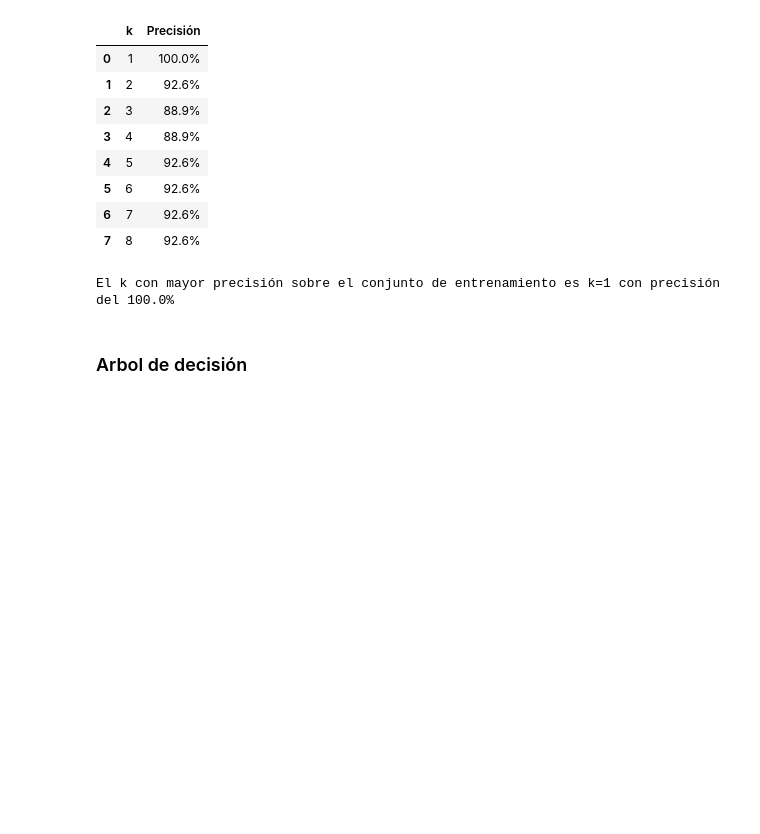
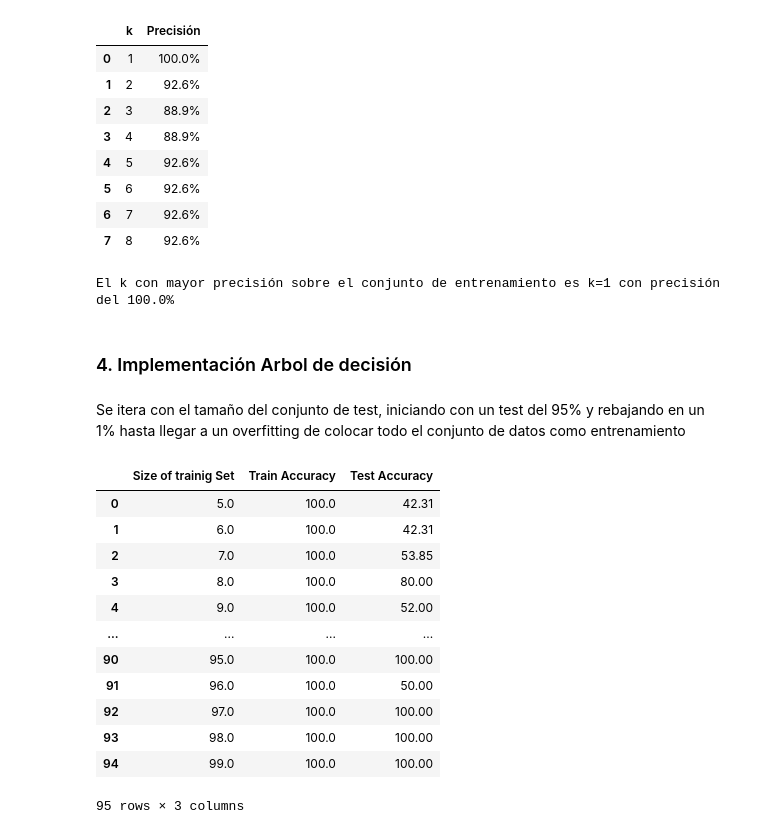
Before and after one commit to jgavirias13/DataScienceTools, a Jupyter notebook: Estadistica/taller1/taller1.ipynb, the cells around one changed output. Drawn from its saved outputs; the diff is of its cells as text; code cells hidden in the pictures; blank space fills up the shorter version.

```diff
--- a/Estadistica/taller1/taller1.ipynb
+++ b/Estadistica/taller1/taller1.ipynb
@@ -185,4 +195,4 @@ print('El k con mayor precisión sobre el conjunto de entrenamiento es k={:d} co
 # %% [output]
 El k con mayor precisión sobre el conjunto de entrenamiento es k=1 con precisión del 100.0%
 # %% [markdown]
-### Arbol de decisión
+### 4. Implementación Arbol de decisión
@@ -188,0 +204,2 @@ El k con mayor precisión sobre el conjunto de entrenamiento es k=1 con precisi
+# %% [markdown]
+Se itera con el tamaño del conjunto de test, iniciando con un test del 95% y rebajando en un 1% hasta llegar a un overfitting de colocar todo el conjunto de datos como entrenamiento
@@ -188,0 +222,16 @@ El k con mayor precisión sobre el conjunto de entrenamiento es k=1 con precisi
+# %%
+resumenAcc
+# %% [output]
+|  | Size of trainig Set | Train Accuracy | Test Accuracy |
+| 0 | 5.0 | 100.0 | 42.31 |
+| 1 | 6.0 | 100.0 | 42.31 |
+| 2 | 7.0 | 100.0 | 53.85 |
+| 3 | 8.0 | 100.0 | 80.00 |
+| 4 | 9.0 | 100.0 | 52.00 |
+| ... | ... | ... | ... |
+| 90 | 95.0 | 100.0 | 100.00 |
+| 91 | 96.0 | 100.0 | 50.00 |
+| 92 | 97.0 | 100.0 | 100.00 |
+| 93 | 98.0 | 100.0 | 100.00 |
+| 94 | 99.0 | 100.0 | 100.00 |
+95 rows × 3 columns
```
Also changed, not shown: parts of 7 cells of this notebook.
